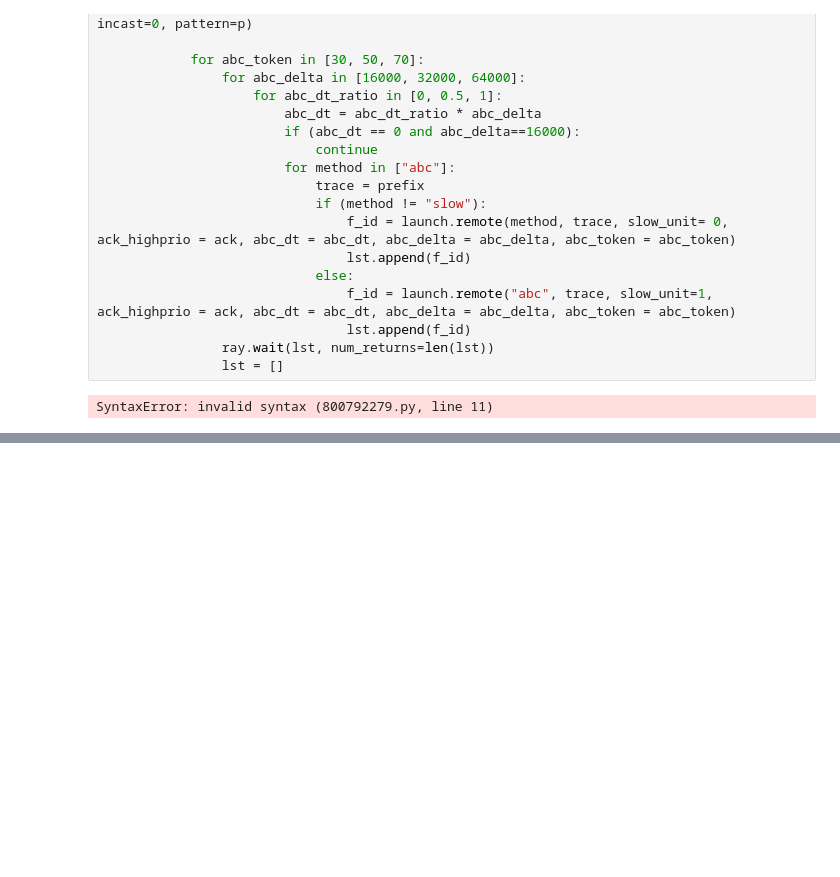
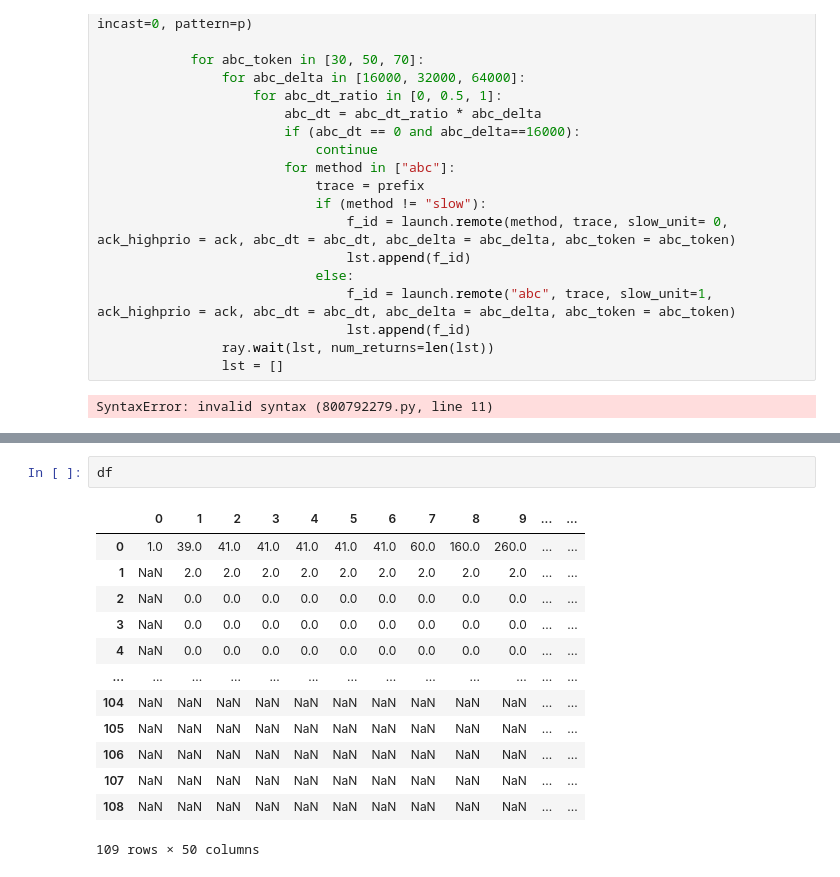
Before and after one commit to cxyzhao/High-Precision-Congestion-Control, a Jupyter notebook: cc_exp_ctrl.ipynb, the cells around one changed output, grey strips where cells are left out. Drawn from its saved outputs; the diff is of its cells as text; blank space fills up the shorter version.

```diff
--- a/cc_exp_ctrl.ipynb
+++ b/cc_exp_ctrl.ipynb
@@ -409,0 +557,16 @@ f_id = launch.remote("abc", "1longflow", slow_unit=0, ack_highprio = 1)
+# %%
+df
+# %% [output]
+|  | 0 | 1 | 2 | 3 | 4 | 5 | 6 | 7 | 8 | 9 | ... | ... |
+| 0 | 1.0 | 39.0 | 41.0 | 41.0 | 41.0 | 41.0 | 41.0 | 60.0 | 160.0 | 260.0 | ... | ... |
+| 1 | NaN | 2.0 | 2.0 | 2.0 | 2.0 | 2.0 | 2.0 | 2.0 | 2.0 | 2.0 | ... | ... |
+| 2 | NaN | 0.0 | 0.0 | 0.0 | 0.0 | 0.0 | 0.0 | 0.0 | 0.0 | 0.0 | ... | ... |
+| 3 | NaN | 0.0 | 0.0 | 0.0 | 0.0 | 0.0 | 0.0 | 0.0 | 0.0 | 0.0 | ... | ... |
+| 4 | NaN | 0.0 | 0.0 | 0.0 | 0.0 | 0.0 | 0.0 | 0.0 | 0.0 | 0.0 | ... | ... |
+| ... | ... | ... | ... | ... | ... | ... | ... | ... | ... | ... | ... | ... |
+| 104 | NaN | NaN | NaN | NaN | NaN | NaN | NaN | NaN | NaN | NaN | ... | ... |
+| 105 | NaN | NaN | NaN | NaN | NaN | NaN | NaN | NaN | NaN | NaN | ... | ... |
+| 106 | NaN | NaN | NaN | NaN | NaN | NaN | NaN | NaN | NaN | NaN | ... | ... |
+| 107 | NaN | NaN | NaN | NaN | NaN | NaN | NaN | NaN | NaN | NaN | ... | ... |
+| 108 | NaN | NaN | NaN | NaN | NaN | NaN | NaN | NaN | NaN | NaN | ... | ... |
+109 rows × 50 columns
```
Also changed, not shown: parts of 8 cells of this notebook, 8 other files.
